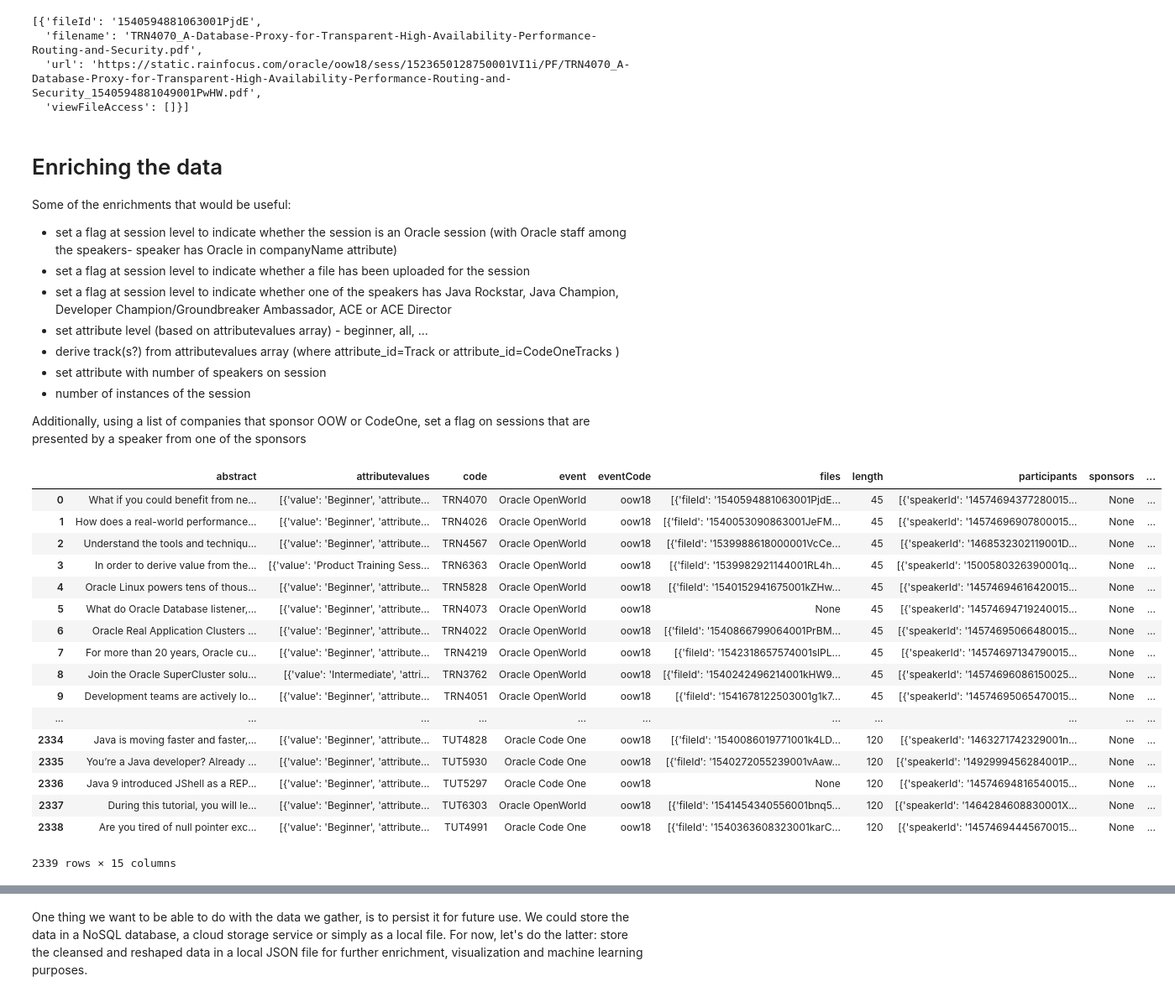
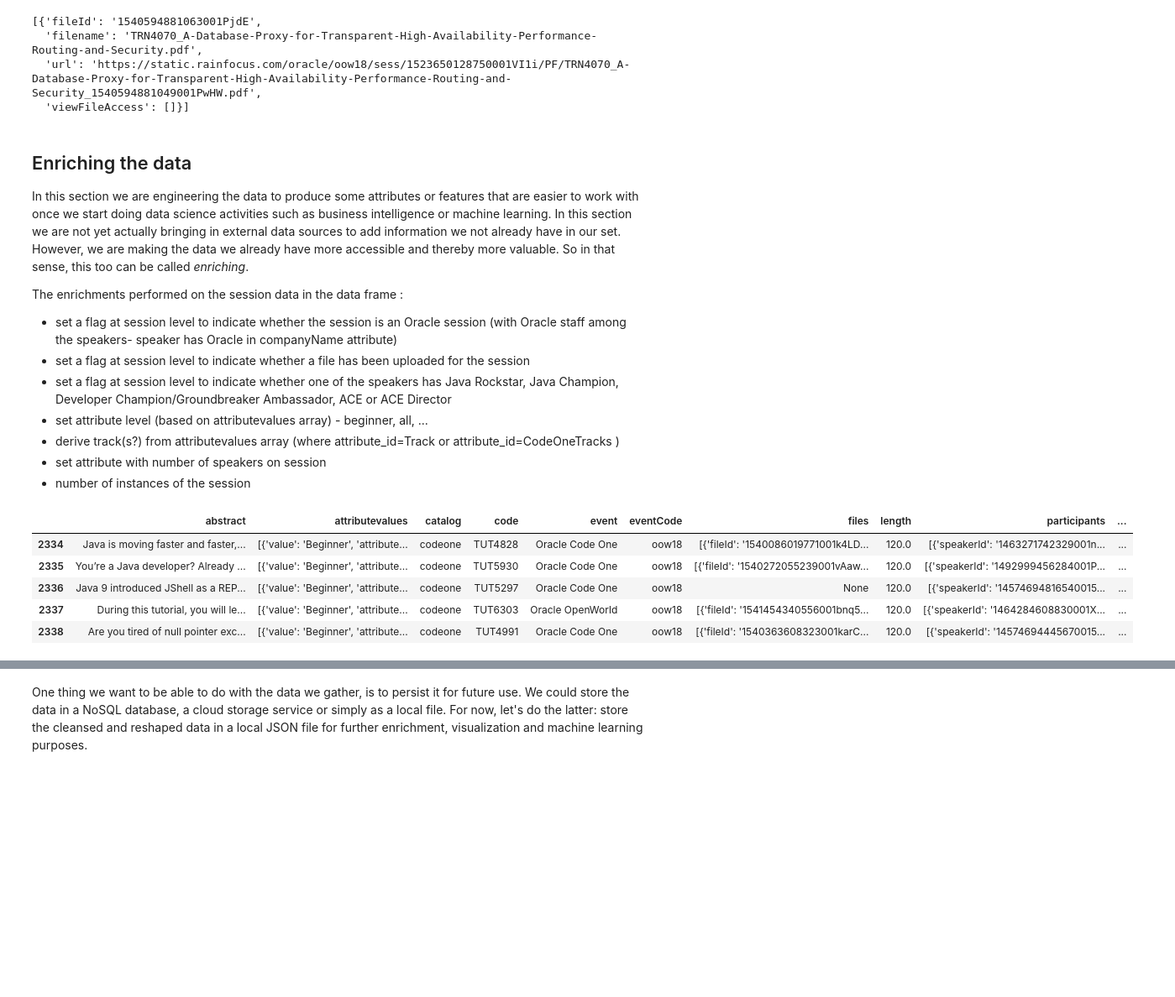
Before and after one commit to lucasjellema/Oracle-OpenWorld-CodeOne-2018-SessionCatalog, a Jupyter notebook: OOW2018 Session Catalog - Wrangling I - one single, refined, reshaped file.ipynb, the cells around one changed output, grey strips where cells are left out. Shown at 84% size. Cells and saved outputs as stored; diff of their text form; code cells hidden in the pictures; blank space fills up the shorter version.

Commit message:
Adding attribute catalog - to indicate in which event catalog(s) a session occurs

```diff
--- a/OOW2018 Session Catalog - Wrangling I - one single, refined, reshaped file.ipynb
+++ b/OOW2018 Session Catalog - Wrangling I - one single, refined, reshaped file.ipynb
@@ -7,10 +12,12 @@ This notebook describes how to explore and wrangle and enrich the data from thes
 # %%
+#read a single session data file and parse the JSON content into a Pandas Data Frame
 import pandas as pd
 import json
 
 #as a test, try to load data from one of the generated files
 ss = pd.read_json("oow2018-sessions_oow_TRN.json")
-ss
+ss = ss.assign(catalog='oow')
+ss.head(5)
 # %% [output]
 |  | abbreviation | abstract | allowDoubleBooking | attributevalues | code | codeParts | code_id | ... |
 | 0 | TRN4070 | What if you could benefit from ne... | 0 | [{'value': 'Beginner', 'attribute... | TRN4070 | {'alpha0': 'TRN', 'numeric1': '40... | trn4070 | ... |
@@ -33,7 +29,9 @@ ss
 # %%
 #as a test, try to load data from another file
 ss2 = pd.read_json("oow2018-sessions_codeone_TRN.json")
-ss2
+ss2 = ss2.assign(catalog='codeone')
+
+ss2.head(5)
 # %% [output]
 |  | abbreviation | abstract | allowDoubleBooking | attributevalues | code | codeParts | code_id | ... |
 | 0 | TRN4631 | This session takes a deep dive in... | 0 | [{'value': 'Beginner', 'attribute... | TRN4631 | {'alpha0': 'TRN', 'numeric1': '46... | trn4631 | ... |
@@ -98,8 +83,10 @@ sessionTypes =  {'BOF': '1518466139979001dQkv'
     , 'TUT': 'tutorial'
 #commented out because TRN is dealt with earlier on, 'TRN': '1518464344082001KHky'
 }
-#loop over all session types and read the correspionding files for both events codeone and oow
+#loop over all session types and read the corresponding files for both events codeone and oow
 for key,value in sessionTypes.items():
     ssoow = pd.read_json("oow2018-sessions_oow_{0}.json".format(key))
+    ssoow = ssoow.assign(catalog='oow')
     sscodeone = pd.read_json("oow2018-sessions_codeone_{0}.json".format(key))
+    sscodeone = sscodeone.assign(catalog='codeone')
     ss = pd.concat([ss,ssoow,sscodeone],  ignore_index=True)
@@ -189,9 +240,10 @@ ss['files'][0]
   'url': 'https://static.rainfocus.com/oracle/oow18/sess/1523650128750001VI1i/PF/TRN4070_A-Database-Proxy-for-Transparent-High-Availability-Performance-Routing-and-Security_1540594881049001PwHW.pdf',
   'viewFileAccess': []}]
 # %% [markdown]
-# Enriching the data
+## Enriching the data
+In this section we are engineering the data to produce some attributes or features that are easier to work with once we start doing data science activities such as business intelligence or machine learning. In this section we are not yet actually bringing in external data sources to add information we not already have in our set. However, we are making the data we already have more accessible and thereby more valuable. So in that sense, this too can be called *enriching*.
 
-Some of the enrichments that would be useful:
+The enrichments performed on the session data in the data frame :
 * set a flag at session level to indicate whether the session is an Oracle session (with Oracle staff among the speakers- speaker has Oracle in companyName attribute)
 * set a flag at session level to indicate whether a file has been uploaded for the session
 * set a flag at session level to indicate whether one of the speakers has Java Rockstar, Java Champion, Developer Champion/Groundbreaker Ambassador, ACE or ACE Director
@@ -199,9 +251,6 @@ Some of the enrichments that would be useful:
 * derive track(s?) from attributevalues array (where attribute_id=Track or attribute_id=CodeOneTracks  )
 * set attribute with number of speakers on session
 * number of instances of the session
-
-
-Additionally, using a list of companies that sponsor OOW or CodeOne, set a flag on sessions that are presented by a speaker from one of the sponsors
 # %%
 #function to derive Oracle flag from participants
 def oracle_speaker(session):
@@ -224,33 +273,21 @@ def file_flag(session):
 # %%
 #set oracle_speaker flag
 #apply function oracle_speaker to every row in the data frame to derive values for the new column oracle_speaker
 ss['oracle_speaker'] = ss.apply(oracle_speaker, axis=1)
 
 #set file_flag
 #apply function file_flag to every row in the data frame to derive values for the new column file_flag
 ss['file_flag'] = ss.apply(file_flag, axis=1)
 
 #show sessions
-ss
+ss.tail(5)
 # %% [output]
-|  | abstract | attributevalues | code | event | eventCode | files | length | participants | sponsors | ... |
-| 0 | What if you could benefit from ne... | [{'value': 'Beginner', 'attribute... | TRN4070 | Oracle OpenWorld | oow18 | [{'fileId': '1540594881063001PjdE... | 45 | [{'speakerId': '14574694377280015... | None | ... |
-| 1 | How does a real-world performance... | [{'value': 'Beginner', 'attribute... | TRN4026 | Oracle OpenWorld | oow18 | [{'fileId': '1540053090863001JeFM... | 45 | [{'speakerId': '14574696907800015... | None | ... |
-| 2 | Understand the tools and techniqu... | [{'value': 'Beginner', 'attribute... | TRN4567 | Oracle OpenWorld | oow18 | [{'fileId': '1539988618000001VcCe... | 45 | [{'speakerId': '1468532302119001D... | None | ... |
-| 3 | In order to derive value from the... | [{'value': 'Product Training Sess... | TRN6363 | Oracle OpenWorld | oow18 | [{'fileId': '1539982921144001RL4h... | 45 | [{'speakerId': '1500580326390001q... | None | ... |
-| 4 | Oracle Linux powers tens of thous... | [{'value': 'Beginner', 'attribute... | TRN5828 | Oracle OpenWorld | oow18 | [{'fileId': '1540152941675001kZHw... | 45 | [{'speakerId': '14574694616420015... | None | ... |
-| 5 | What do Oracle Database listener,... | [{'value': 'Beginner', 'attribute... | TRN4073 | Oracle OpenWorld | oow18 | None | 45 | [{'speakerId': '14574694719240015... | None | ... |
-| 6 | Oracle Real Application Clusters ... | [{'value': 'Beginner', 'attribute... | TRN4022 | Oracle OpenWorld | oow18 | [{'fileId': '1540866799064001PrBM... | 45 | [{'speakerId': '14574695066480015... | None | ... |
-| 7 | For more than 20 years, Oracle cu... | [{'value': 'Beginner', 'attribute... | TRN4219 | Oracle OpenWorld | oow18 | [{'fileId': '1542318657574001slPL... | 45 | [{'speakerId': '14574697134790015... | None | ... |
-| 8 | Join the Oracle SuperCluster solu... | [{'value': 'Intermediate', 'attri... | TRN3762 | Oracle OpenWorld | oow18 | [{'fileId': '1540242496214001kHW9... | 45 | [{'speakerId': '14574696086150025... | None | ... |
-| 9 | Development teams are actively lo... | [{'value': 'Beginner', 'attribute... | TRN4051 | Oracle OpenWorld | oow18 | [{'fileId': '1541678122503001g1k7... | 45 | [{'speakerId': '14574695065470015... | None | ... |
-| ... | ... | ... | ... | ... | ... | ... | ... | ... | ... | ... |
-| 2334 | Java is moving faster and faster,... | [{'value': 'Beginner', 'attribute... | TUT4828 | Oracle Code One | oow18 | [{'fileId': '1540086019771001k4LD... | 120 | [{'speakerId': '1463271742329001n... | None | ... |
-| 2335 | You’re a Java developer? Already ... | [{'value': 'Beginner', 'attribute... | TUT5930 | Oracle Code One | oow18 | [{'fileId': '1540272055239001vAaw... | 120 | [{'speakerId': '1492999456284001P... | None | ... |
-| 2336 | Java 9 introduced JShell as a REP... | [{'value': 'Beginner', 'attribute... | TUT5297 | Oracle Code One | oow18 | None | 120 | [{'speakerId': '14574694816540015... | None | ... |
-| 2337 | During this tutorial, you will le... | [{'value': 'Beginner', 'attribute... | TUT6303 | Oracle OpenWorld | oow18 | [{'fileId': '1541454340556001bnq5... | 120 | [{'speakerId': '1464284608830001X... | None | ... |
-| 2338 | Are you tired of null pointer exc... | [{'value': 'Beginner', 'attribute... | TUT4991 | Oracle Code One | oow18 | [{'fileId': '1540363608323001karC... | 120 | [{'speakerId': '14574694445670015... | None | ... |
+|  | abstract | attributevalues | catalog | code | event | eventCode | files | length | participants | ... |
+| 2334 | Java is moving faster and faster,... | [{'value': 'Beginner', 'attribute... | codeone | TUT4828 | Oracle Code One | oow18 | [{'fileId': '1540086019771001k4LD... | 120.0 | [{'speakerId': '1463271742329001n... | ... |
+| 2335 | You’re a Java developer? Already ... | [{'value': 'Beginner', 'attribute... | codeone | TUT5930 | Oracle Code One | oow18 | [{'fileId': '1540272055239001vAaw... | 120.0 | [{'speakerId': '1492999456284001P... | ... |
+| 2336 | Java 9 introduced JShell as a REP... | [{'value': 'Beginner', 'attribute... | codeone | TUT5297 | Oracle Code One | oow18 | None | 120.0 | [{'speakerId': '14574694816540015... | ... |
+| 2337 | During this tutorial, you will le... | [{'value': 'Beginner', 'attribute... | codeone | TUT6303 | Oracle OpenWorld | oow18 | [{'fileId': '1541454340556001bnq5... | 120.0 | [{'speakerId': '1464284608830001X... | ... |
+| 2338 | Are you tired of null pointer exc... | [{'value': 'Beginner', 'attribute... | codeone | TUT4991 | Oracle Code One | oow18 | [{'fileId': '1540363608323001karC... | 120.0 | [{'speakerId': '14574694445670015... | ... |
-2339 rows × 15 columns
 # %%
 #function to derive designation flag from speakers
 # values for designation: JavaOne Rockstar, Oracle ACE Director, Oracle Java Champion, Groundbreaker Ambassador,
```
Also changed, not shown: parts of 34 cells of this notebook, 1 other file.
